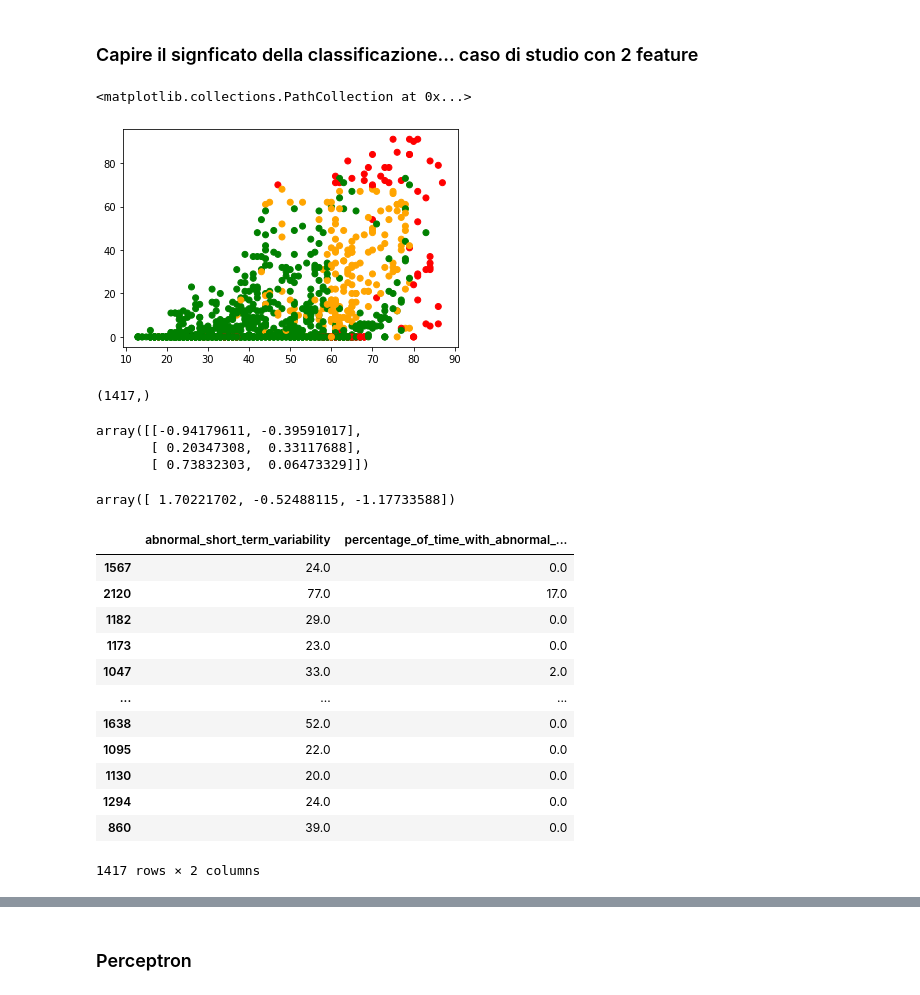
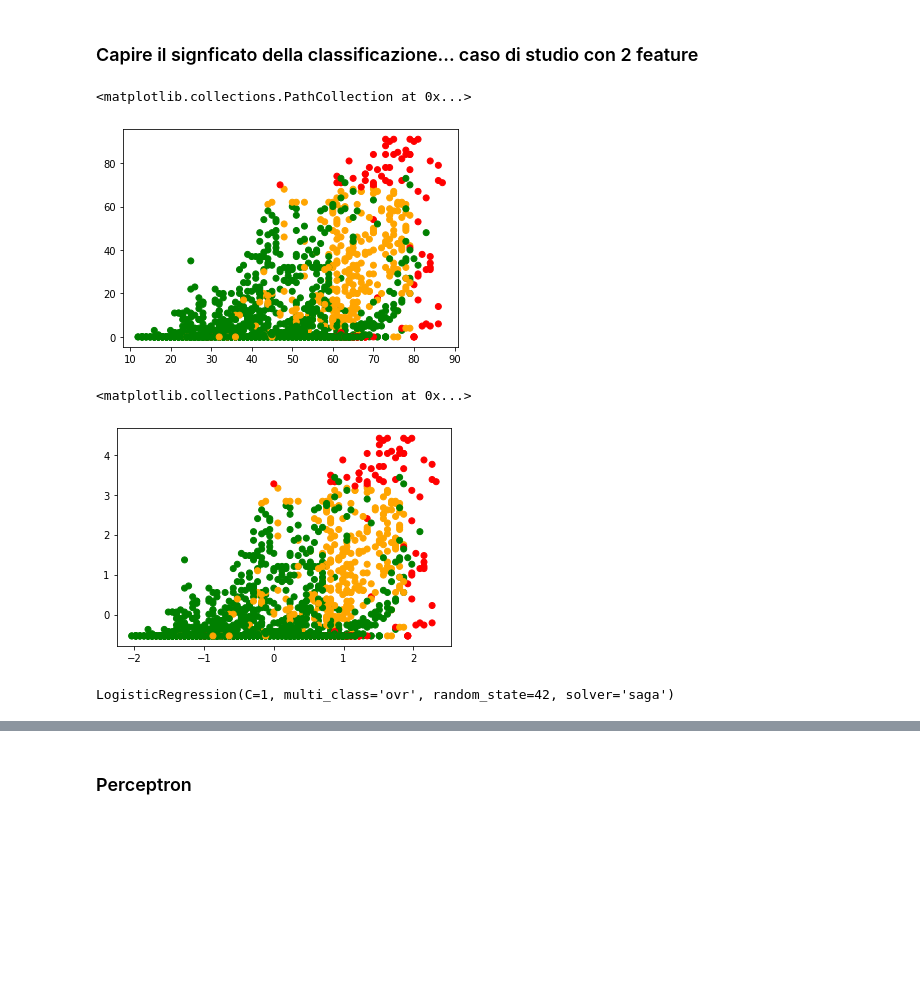
Before and after one commit to tassiluca/dia-project, a Jupyter notebook: fetal_health_classification.ipynb, the cells around one changed output, grey strips where cells are left out. Saved outputs shown, nothing was run; the diff lists cells and outputs as text; code cells hidden in the pictures; blank space fills up the shorter version.

```diff
--- a/fetal_health_classification.ipynb
+++ b/fetal_health_classification.ipynb
@@ -249,9 +319,5 @@ X2f_train, X2f_val, y2f_train, y2f_val = train_test_split(
 # %%
-plt.scatter(*X2f_train.values.T, c=y2f_train.map(diagnosis_color_map))
+plt.scatter(*X_2f.values.T, c=y_2f.map(diagnosis_color_map))
 # %% [output]
 <matplotlib.collections.PathCollection at 0x...>
-[figure, old version]
+[figure, new version]
-# %%
-y2f_train.shape
-# %% [output]
-(1417,)
@@ -286,10 +323,0 @@ m, m_best_params, m_ranking = \
-# %%
-m.best_estimator_[-1].coef_
-# %% [output]
-array([[-0.94179611, -0.39591017],
-       [ 0.20347308,  0.33117688],
-       [ 0.73832303,  0.06473329]])
-# %%
-m.best_estimator_[-1].intercept_
-# %% [output]
-array([ 1.70221702, -0.52488115, -1.17733588])
@@ -296,2 +327,13 @@ array([ 1.70221702, -0.52488115, -1.17733588])
+# %%
+plt.scatter(*X_2f.T, c=y_2f.map(diagnosis_color_map))
+# %% [output]
+<matplotlib.collections.PathCollection at 0x...>
+[figure, added]
+# %%
+model = LogisticRegression(C=1, multi_class="ovr",
+    solver="saga",random_state=42)
+model.fit(X_2f, y_2f)
+# %% [output]
+LogisticRegression(C=1, multi_class='ovr', random_state=42, solver='saga')
 # %%
 def separator_2d(model, x1, n=0):
@@ -300,17 +341 @@ def separator_2d(model, x1, n=0):
-# %%
-X2f_train
-# %% [output]
-|  | abnormal_short_term_variability | percentage_of_time_with_abnormal_... |
-| 1567 | 24.0 | 0.0 |
-| 2120 | 77.0 | 17.0 |
-| 1182 | 29.0 | 0.0 |
-| 1173 | 23.0 | 0.0 |
-| 1047 | 33.0 | 2.0 |
-| ... | ... | ... |
-| 1638 | 52.0 | 0.0 |
-| 1095 | 22.0 | 0.0 |
-| 1130 | 20.0 | 0.0 |
-| 1294 | 24.0 | 0.0 |
-| 860 | 39.0 | 0.0 |
-1417 rows × 2 columns
 # %%
```
Also changed, not shown: parts of 40 cells of this notebook.
